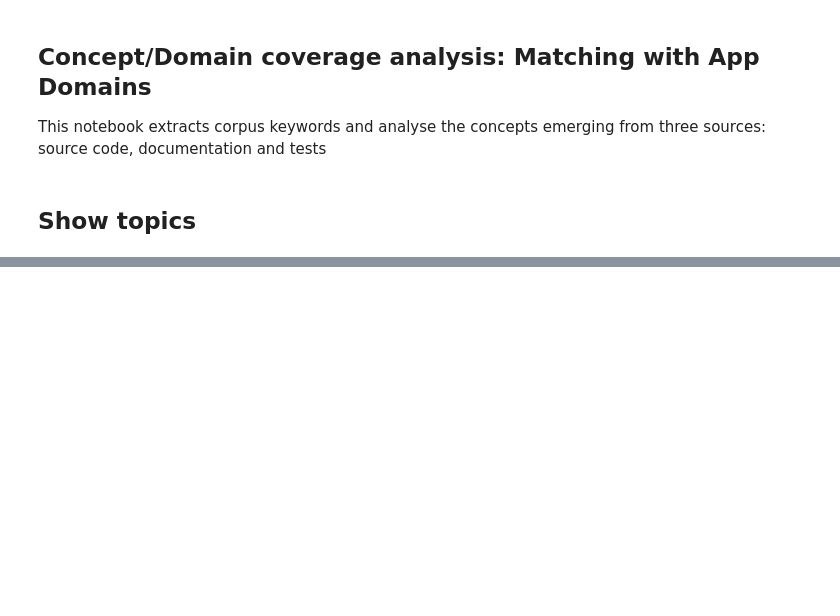
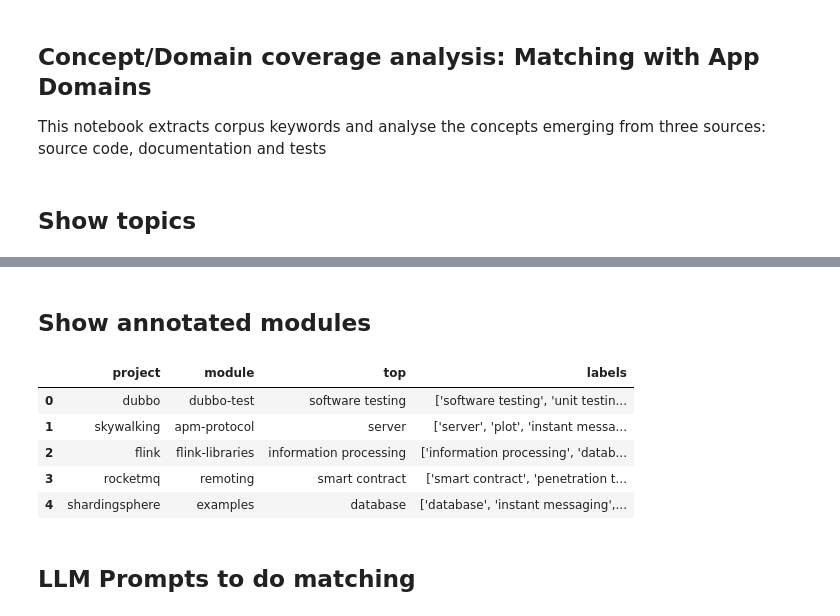
Before and after one commit to zakipauzi/concept-domain-coverage, a Jupyter notebook: 2_topic_ad_matching.ipynb, the cells around one changed output, grey strips where cells are left out. Saved outputs shown, nothing was run; the diff lists cells and outputs as text; code cells hidden in the pictures; blank space fills up the shorter version.

```diff
--- a/2_topic_ad_matching.ipynb
+++ b/2_topic_ad_matching.ipynb
@@ -25,0 +21,15 @@ topics_df
+# %% [markdown]
+## Show annotated modules
+# %%
+anno_df = pd.read_csv("module_annotation.csv")
+anno_df = anno_df[["project", "module", "top", "labels"]]
+anno_df.head()
+# %% [output]
+|  | project | module | top | labels |
+| 0 | dubbo | dubbo-test | software testing | ['software testing', 'unit testin... |
+| 1 | skywalking | apm-protocol | server | ['server', 'plot', 'instant messa... |
+| 2 | flink | flink-libraries | information processing | ['information processing', 'datab... |
+| 3 | rocketmq | remoting | smart contract | ['smart contract', 'penetration t... |
+| 4 | shardingsphere | examples | database | ['database', 'instant messaging',... |
+# %% [markdown]
+## LLM Prompts to do matching
```
Also changed, not shown: parts of 1 cell of this notebook.
